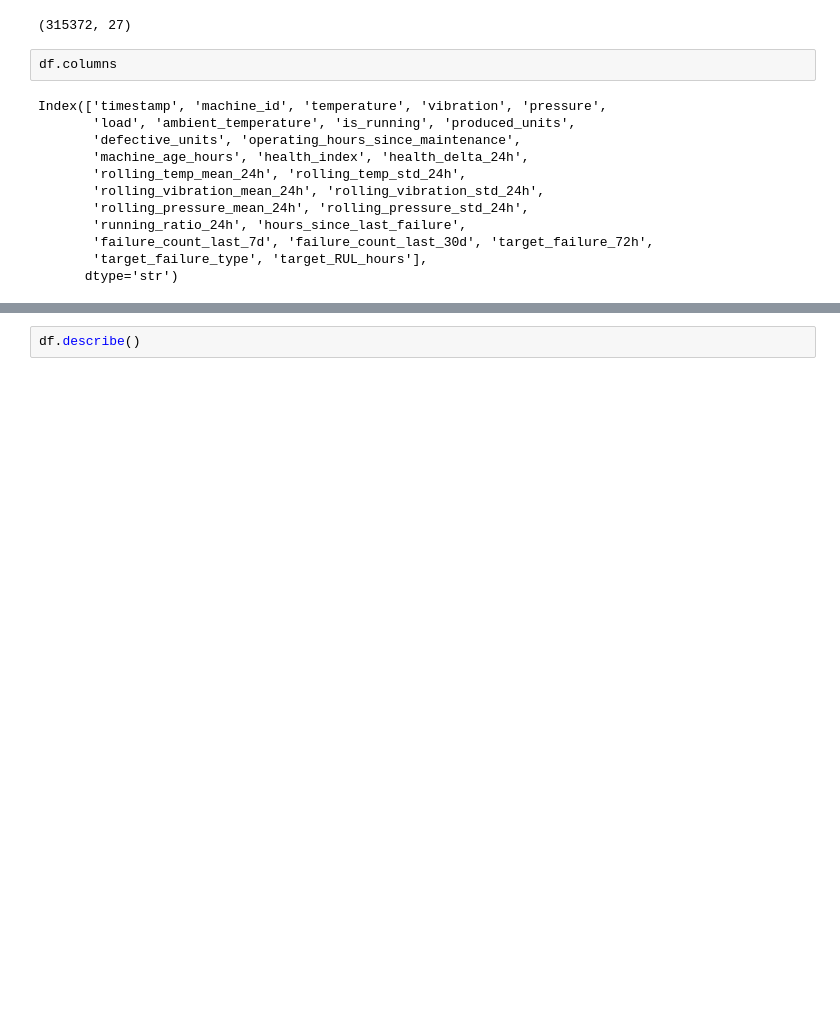
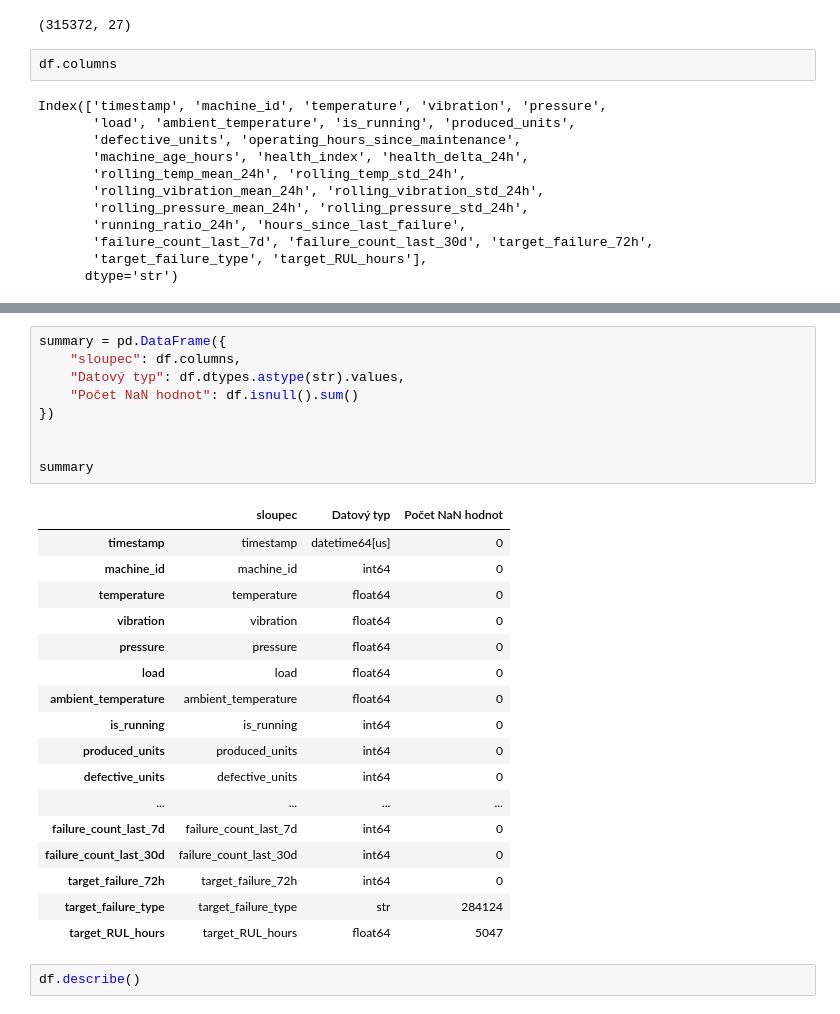
Before and after one commit to jiravo/diplomova-prace, a Jupyter notebook: predictive/EDA.ipynb, the cells around one changed output, grey strips where cells are left out. Drawn from its saved outputs; the diff is of its cells as text; blank space fills up the shorter version.

```diff
--- a/predictive/EDA.ipynb
+++ b/predictive/EDA.ipynb
@@ -78,4 +78,31 @@ target_RUL_hours                      5047
 dtype: int64
+# %%
+summary = pd.DataFrame({
+    "sloupec": df.columns,
+    "Datový typ": df.dtypes.astype(str).values,
+    "Počet NaN hodnot": df.isnull().sum()
+})
+
+
+summary
+# %% [output]
+|  | sloupec | Datový typ | Počet NaN hodnot |
+| timestamp | timestamp | datetime64[us] | 0 |
+| machine_id | machine_id | int64 | 0 |
+| temperature | temperature | float64 | 0 |
+| vibration | vibration | float64 | 0 |
+| pressure | pressure | float64 | 0 |
+| load | load | float64 | 0 |
+| ambient_temperature | ambient_temperature | float64 | 0 |
+| is_running | is_running | int64 | 0 |
+| produced_units | produced_units | int64 | 0 |
+| defective_units | defective_units | int64 | 0 |
+| ... | ... | ... | ... |
+| failure_count_last_7d | failure_count_last_7d | int64 | 0 |
+| failure_count_last_30d | failure_count_last_30d | int64 | 0 |
+| target_failure_72h | target_failure_72h | int64 | 0 |
+| target_failure_type | target_failure_type | str | 284124 |
+| target_RUL_hours | target_RUL_hours | float64 | 5047 |
 # %%
 df.describe()
 # %% [output]
```
Also changed, not shown: parts of 5 cells of this notebook.
